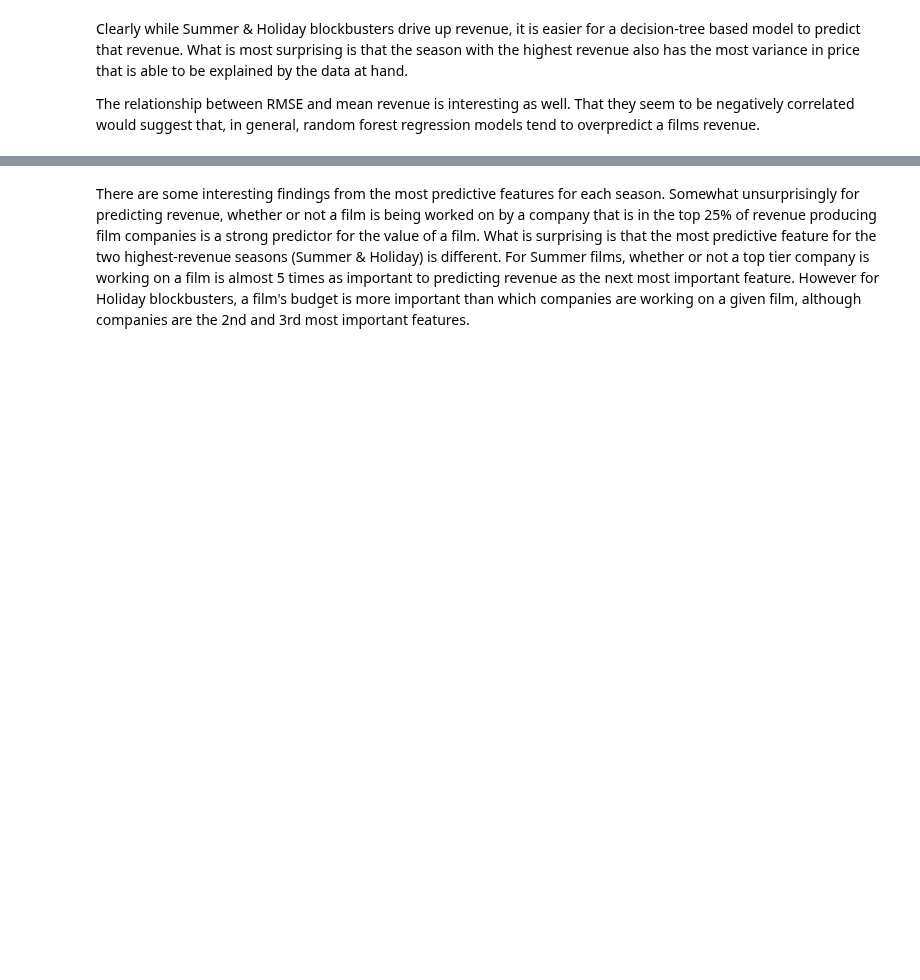
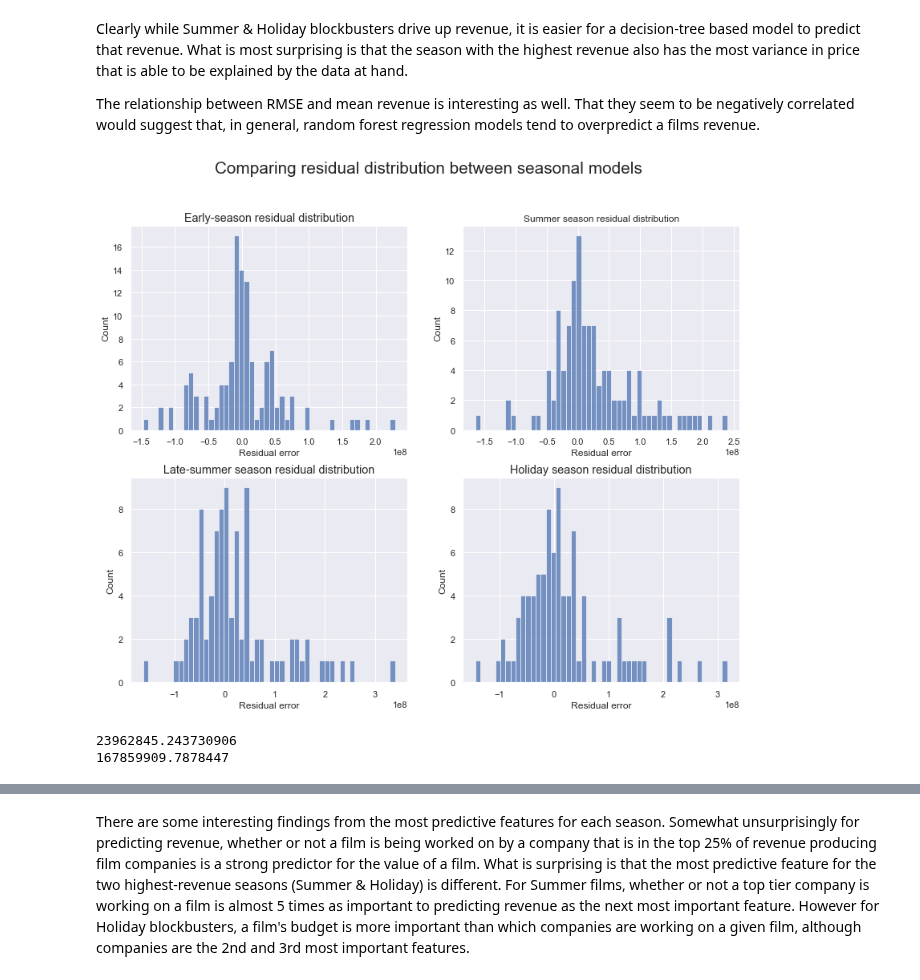
Before and after one commit to NickD-Dean/Springboard, a Jupyter notebook: Capstone Project 2/Code/Modeling_revenue_tiers.ipynb, the cells around one changed output, grey strips where cells are left out. Saved outputs shown, nothing was run; the diff lists cells and outputs as text; code cells hidden in the pictures; blank space fills up the shorter version.

```diff
--- a/Capstone Project 2/Code/Modeling_revenue_tiers.ipynb
+++ b/Capstone Project 2/Code/Modeling_revenue_tiers.ipynb
@@ -235,7 +235,7 @@ ES_r2 = r2_score(y_test, ES_preds)
 ES_RMSE = np.exp(mean_squared_error(y_test, ES_preds, squared=False))
 ES_MAPE = MAPE(y_test, ES_preds)
 ES_MAE = np.exp(mean_absolute_error(y_test, ES_preds))
-ES_residuals = y_test-ES_preds
+ES_residuals = np.exp(y_test)-np.exp(ES_preds)
 Early_season_scores = {"R2": ES_r2, 'RMSE':ES_RMSE, 'MAPE':ES_MAPE, 'MAE':ES_MAE}
 print(Early_season_scores)
 # %% [output]
@@ -282,7 +282,7 @@ S_r2 = r2_score(y_test, S_preds)
 S_RMSE = np.exp(mean_squared_error(y_test, S_preds, squared=False))
 S_MAPE = MAPE(y_test, S_preds)
 S_MAE = np.exp(mean_absolute_error(y_test, S_preds))
-S_residuals = y_test-S_preds
+S_residuals = np.exp(y_test)-np.exp(S_preds)
 Summer_scores = {"R2": S_r2, 'RMSE':S_RMSE, 'MAPE':S_MAPE, 'MAE':S_MAE}
 print(Summer_scores)
 # %% [output]
@@ -325,7 +325,7 @@ LS_r2 = r2_score(y_test, LS_preds)
 LS_RMSE = np.exp(mean_squared_error(y_test, LS_preds, squared=False))
 LS_MAPE = MAPE(y_test, LS_preds)
 LS_MAE = np.exp(mean_absolute_error(y_test, LS_preds))
-LS_residuals = y_test-LS_preds
+LS_residuals = np.exp(y_test) - np.exp(LS_preds)
 Late_summer_scores = {"R2": LS_r2, 'RMSE':LS_RMSE, 'MAPE':LS_MAPE, 'MAE':LS_MAE}
 print(Late_summer_scores)
 # %% [output]
@@ -368,7 +368,7 @@ H_r2 = r2_score(y_test, H_preds)
 H_RMSE = np.exp(mean_squared_error(y_test, H_preds, squared=False))
 H_MAPE = MAPE(y_test, H_preds)
 H_MAE = np.exp(mean_absolute_error(y_test, H_preds))
-H_residuals = y_test - H_preds
+H_residuals = np.exp(y_test) - np.exp(H_preds)
 Holiday_scores = {"R2": H_r2, 'RMSE':H_RMSE, 'MAPE':H_MAPE, 'MAE':H_MAE}
 print(Holiday_scores)
 # %% [output]
@@ -426,3 +427,32 @@ ax4.set_ylabel('Mean Absolute Error ($)');
 Clearly while Summer & Holiday blockbusters drive up revenue, it is easier for a decision-tree based model to predict that revenue.  What is most surprising is that the season with the highest revenue also has the most variance in price that is able to be explained by the data at hand.
 
 The relationship between RMSE and mean revenue is interesting as well.  That they seem to be negatively correlated would suggest that, in general, random forest regression models tend to overpredict a films revenue.
+# %%
+fig, ((ax1, ax2), (ax3, ax4)) = plt.subplots(2,2, figsize=(12, 10))
+fig.figure
+plt.suptitle('Comparing residual distribution between seasonal models', size='xx-large')
+fig.tight_layout(pad=3.0)
+sns.histplot(ax=ax1, data=ES_residuals, bins=50)
+ax1.set_title('Early-season residual distribution', size='large')
+ax1.set_xlabel('Residual error')
+sns.histplot(ax=ax2, data=S_residuals, bins=50)
+ax2.set_title('Summer season residual distribution')
+ax2.set_xlabel('Residual error')
+sns.histplot(ax=ax3, data=LS_residuals, bins=50)
+ax3.set_title('Late-summer season residual distribution', size='large')
+ax3.set_xlabel('Residual error')
+sns.histplot(ax=ax4, data=H_residuals, bins=50)
+ax4.set_title('Holiday season residual distribution', size='large')
+ax4.set_xlabel('Residual error');
+# %% [output]
+[figure, added]
+# %%
+# to be used to find 'worst case scenario' errors for each season
+LS_residuals = np.exp(y_test) - np.exp(LS_preds)
+LS_m = np.mean(LS_residuals)
+LS_std = np.std(LS_residuals)
+print(LS_m)
+print(LS_std*2)
+# %% [output]
+23962845.243730906
+167859909.7878447
```
Also changed, not shown: parts of 23 cells of this notebook, 4 other files.
